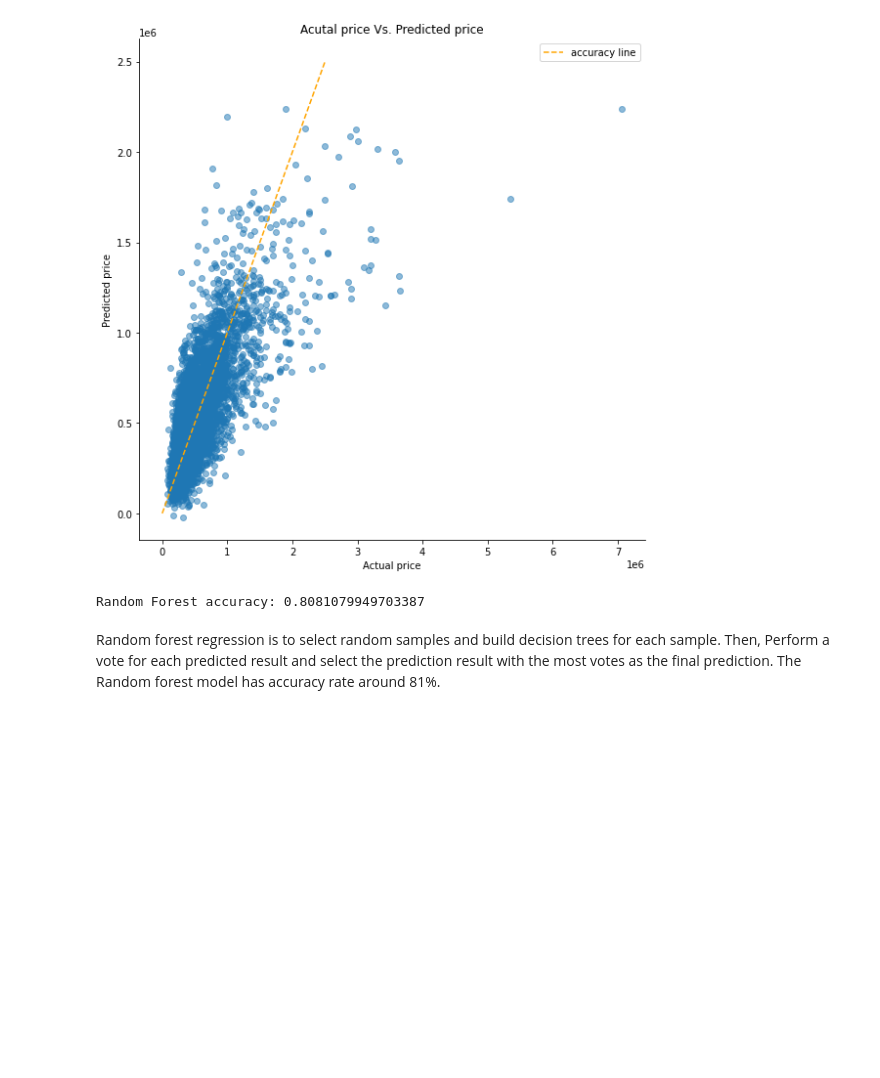
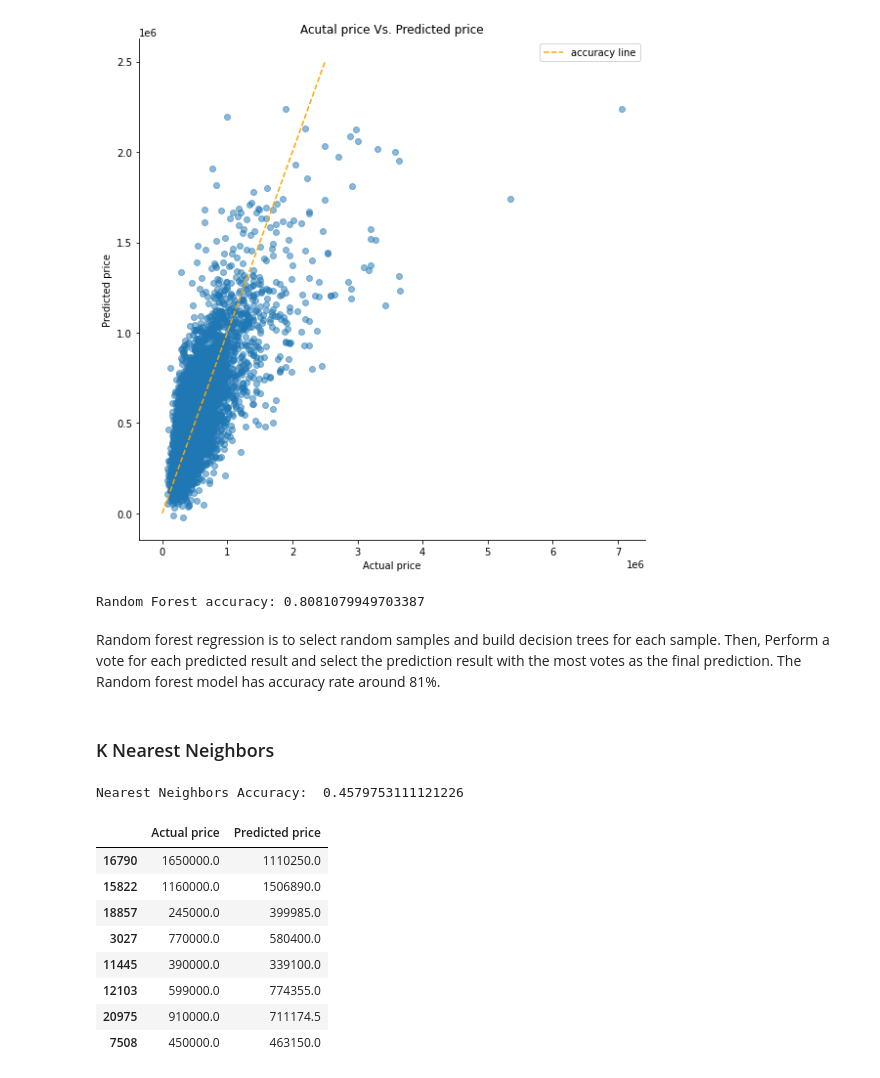
Before and after one commit to wentaowv/cse351, a Jupyter notebook: project.ipynb, the cells around one changed output. Saved outputs shown, nothing was run; the diff lists cells and outputs as text; code cells hidden in the pictures; blank space fills up the shorter version.

```diff
--- a/project.ipynb
+++ b/project.ipynb
@@ -270,3 +280,30 @@ print("Random Forest accuracy:",accurate_rate)
 Random Forest accuracy: 0.8081079949703387
 # %% [markdown]
 Random forest regression is to select random samples and build decision trees for each sample. Then, Perform a vote for each predicted result and select the prediction result with the most votes as the final prediction. The Random forest model has accuracy rate around 81%.
+# %% [markdown]
+### K Nearest Neighbors
+# %%
+from sklearn import neighbors
+X=df[['bedrooms','bathrooms','floors','grade','sqft_living15','waterfront',"condition","yr_built","zipcode","view",
+      "yr_renovated"]]
+y=df['price']
+X_train, X_test, y_train, y_test = train_test_split(X, y, test_size=0.3)
+
+model = neighbors.KNeighborsRegressor(n_neighbors=10)
+model.fit(X_train, y_train)
+preds = model.predict(X_test)
+# %% [output]
+Nearest Neighbors Accuracy:  0.4579753111121226
+# %%
+result = pd.DataFrame({'Actual price': y_test, 'Predicted price': preds})
+result.head(8)
+# %% [output]
+|  | Actual price | Predicted price |
+| 16790 | 1650000.0 | 1110250.0 |
+| 15822 | 1160000.0 | 1506890.0 |
+| 18857 | 245000.0 | 399985.0 |
+| 3027 | 770000.0 | 580400.0 |
+| 11445 | 390000.0 | 339100.0 |
+| 12103 | 599000.0 | 774355.0 |
+| 20975 | 910000.0 | 711174.5 |
+| 7508 | 450000.0 | 463150.0 |
```
Also changed, not shown: parts of 12 cells of this notebook, 2 other files.
